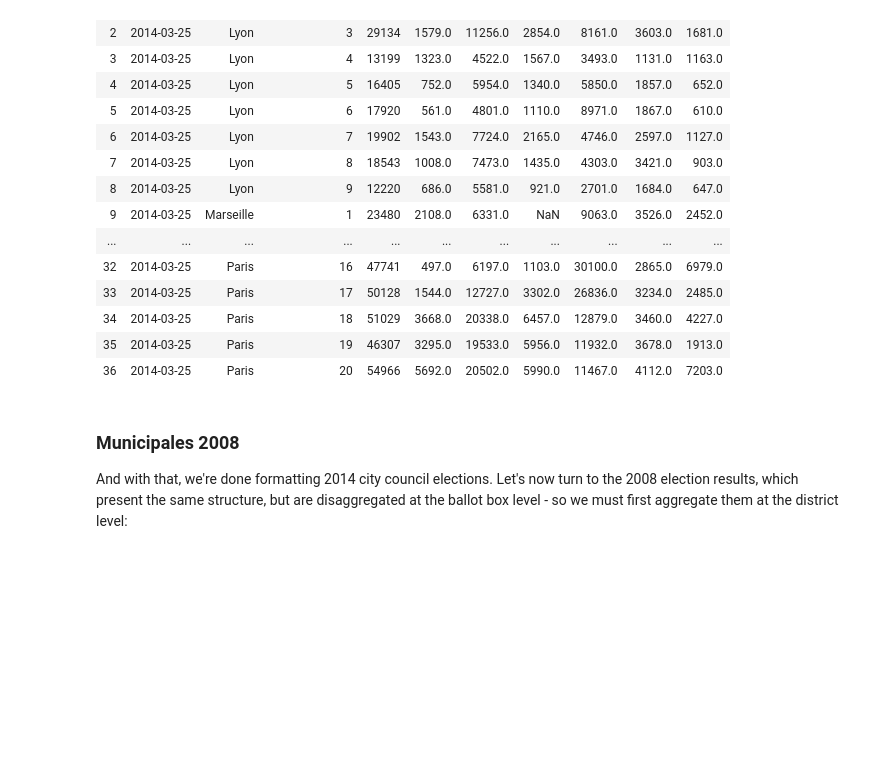
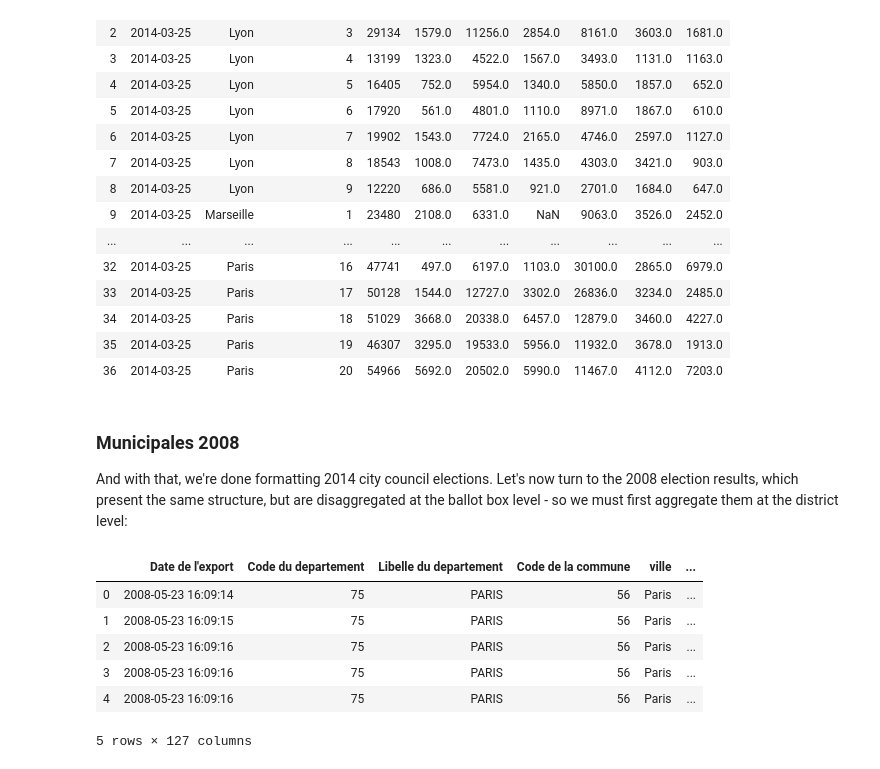
Before and after one commit to pollsposition/models, a Jupyter notebook: fondamentaux/format_munic_data.ipynb, the cells around one changed output. Drawn from its saved outputs; the diff is of its cells as text; code cells hidden in the pictures; blank space fills up the shorter version.

```diff
--- a/fondamentaux/format_munic_data.ipynb
+++ b/fondamentaux/format_munic_data.ipynb
@@ -194,0 +189,18 @@ And with that, we're done formatting 2014 city council elections. Let's now turn
+# %%
+df = pd.read_excel("data/election_results_1st_round/munic2008-bdv.xlsx")
+df = df.rename(columns={"Libellé de la commune": "ville"})
+df = df[df.ville == "Paris"].sort_values(["Code du b.vote"])
+df["date"] = df["Date de l'export"].dt.normalize()
+
+# Infer arrondissement from ballot-box number:
+df["arrondissement"], _ = (df["Code du b.vote"] / 100).astype(str).str.split(".").str
+df["arrondissement"] = df["arrondissement"].astype(int)
+df.head()
+# %% [output]
+|  | Date de l'export | Code du departement | Libelle du departement | Code de la commune | ville | ... |
+| 0 | 2008-05-23 16:09:14 | 75 | PARIS | 56 | Paris | ... |
+| 1 | 2008-05-23 16:09:15 | 75 | PARIS | 56 | Paris | ... |
+| 2 | 2008-05-23 16:09:16 | 75 | PARIS | 56 | Paris | ... |
+| 3 | 2008-05-23 16:09:16 | 75 | PARIS | 56 | Paris | ... |
+| 4 | 2008-05-23 16:09:16 | 75 | PARIS | 56 | Paris | ... |
+5 rows × 127 columns
```
Also changed, not shown: parts of 6 cells of this notebook, 3 other files.
